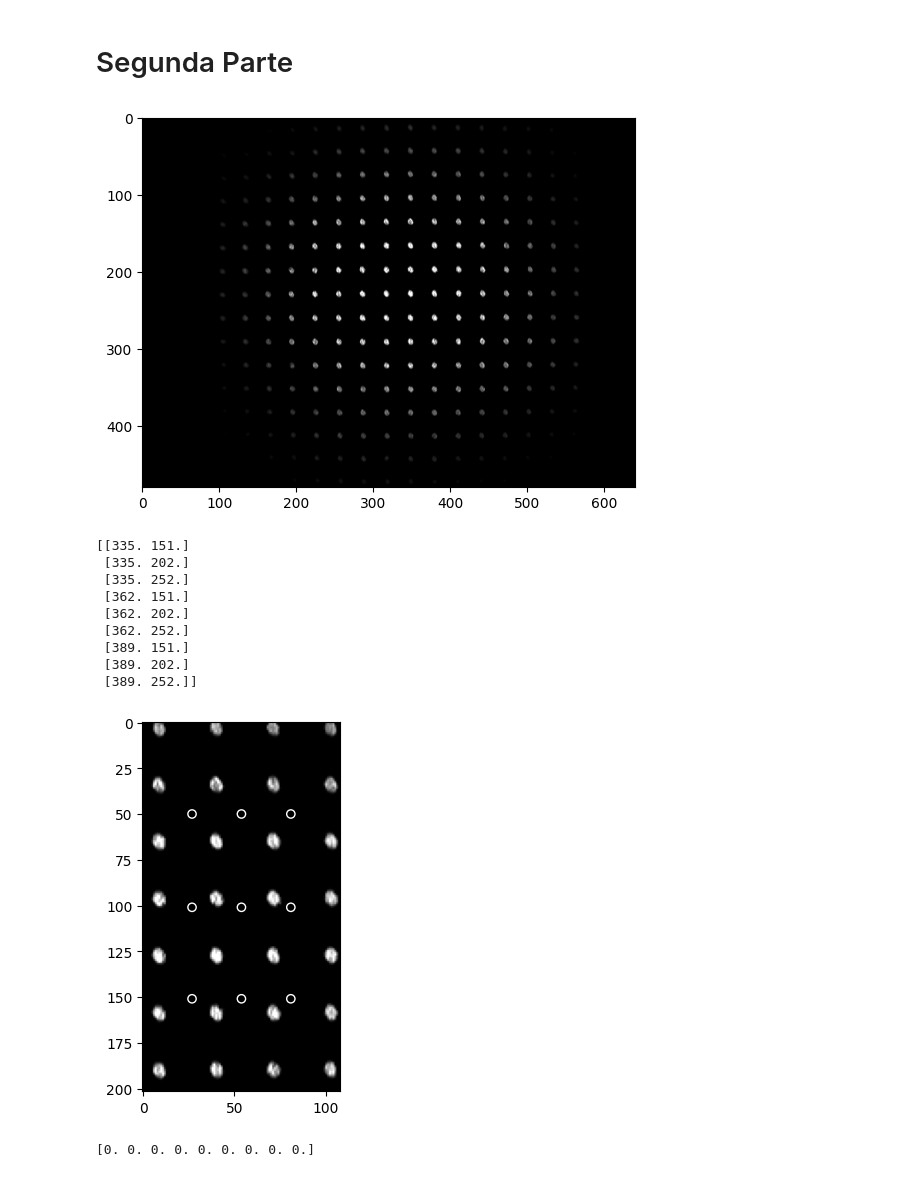
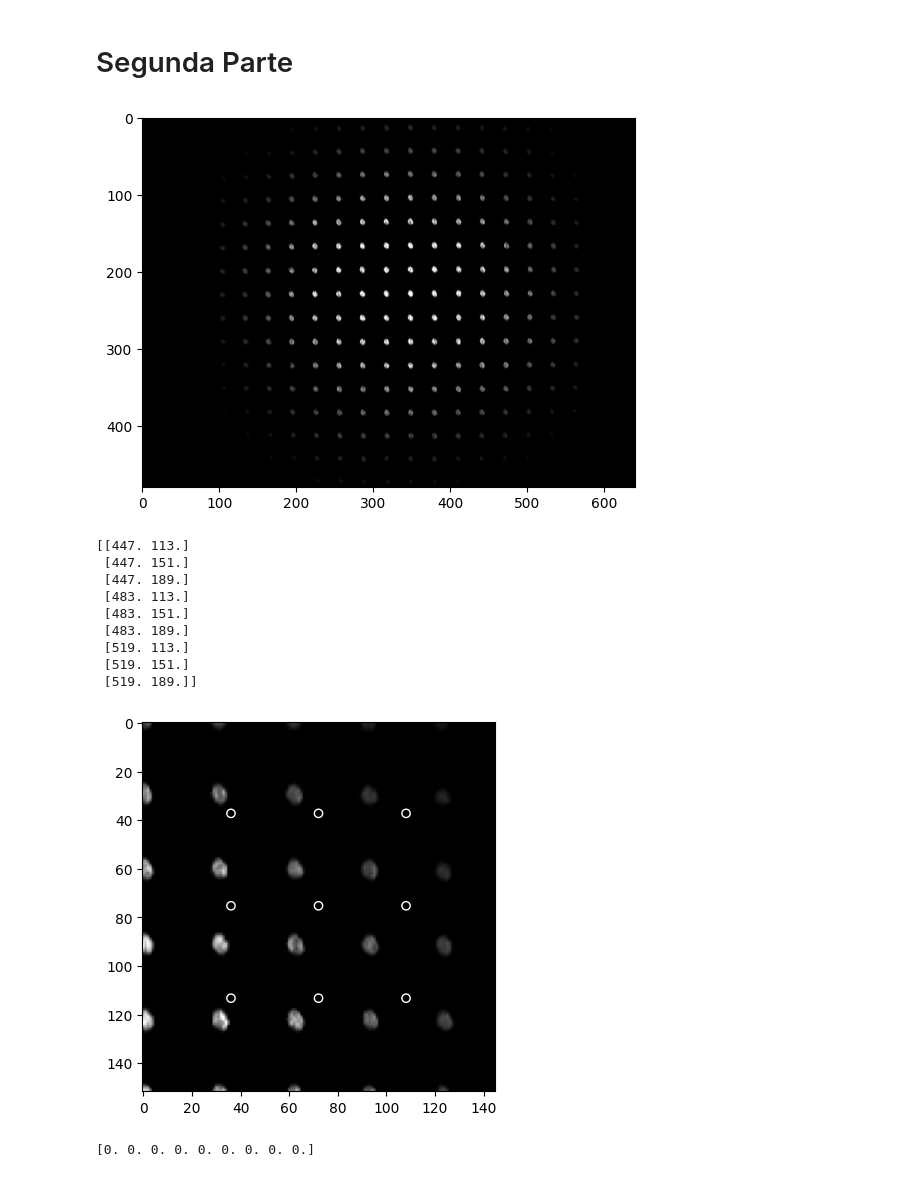
Before and after one commit to sdaza7/Optics, a Jupyter notebook: ImProcess.ipynb, the cells around one changed output. Cells and saved outputs as stored; diff of their text form; code cells hidden in the pictures.

```diff
--- a/ImProcess.ipynb
+++ b/ImProcess.ipynb
@@ -19,8 +19,8 @@ plt.imshow(img,cmap='gray')
 plt.show()
 #Seleccionar Puntos de Recorte
 u = np.zeros([2,2])
-u[0] = [12.2*len(img)/19., 2.25*len(img.T)/14.25]
-u[1] = [16.5*len(img)/19 , 6.75*len(img.T)/14.25]
+u[0] = [12.2*len(img.T)/19., 2.25*len(img)/14.25]
+u[1] = [16.5*len(img.T)/19 , 6.75*len(img)/14.25]
 
 #Puntos de Recorte de Imagen
 u1, u2 = u[0]
@@ -69,44 +69,44 @@ plt.imshow(img,cmap='gray')
 plt.show()
 #Seleccionar Puntos
 u = np.zeros([2,2])
-u[0] = [12.2*len(img)/19., 2.25*len(img.T)/14.25]
-u[1] = [16.5*len(img)/19 , 6.75*len(img.T)/14.25]
+u[0] = [12.2*len(img.T)/19., 2.25*len(img)/14.25]
+u[1] = [16.5*len(img.T)/19 , 6.75*len(img)/14.25]
 
 #Puntos de Recorte de Imagen
 u1, u2 = u[0]
 v1, v2 = u[1]
 
 
 #Valor del Pixel
 pixelu=img[int(u2), int(u1)]
 pixelv=img[int(v2), int(v1)]
 
 #Puntos de Estudio
 P = np.zeros([9,2])
 for i in range(3):
     for j in range(3):
         P[3*i+j,0] = int(u1+(i+1)*(v1-u1)/4)
         P[3*i+j,1] = int(u2+(j+1)*(v2-u2)/4)
 print(P)
 #Recorte
 plt.clf()
 IR = img[int(u2):int(v2),int(u1):int(v1)]
 plt.imshow(IR,cmap='gray')
 for i in range(9):
     plt.scatter(P[i,0]-u1,P[i,1]-u2, c='none', edgecolor = 'white')
 plt.show()
 Z = PromPix(P, img)
 print(Z)
 # %% [output]
 [figure]
-[[335. 151.]
- [335. 202.]
- [335. 252.]
- [362. 151.]
- [362. 202.]
- [362. 252.]
- [389. 151.]
- [389. 202.]
- [389. 252.]]
+[[447. 113.]
+ [447. 151.]
+ [447. 189.]
+ [483. 113.]
+ [483. 151.]
+ [483. 189.]
+ [519. 113.]
+ [519. 151.]
+ [519. 189.]]
-[figure, old version]
+[figure, new version]
 [0. 0. 0. 0. 0. 0. 0. 0. 0.]
```
Also changed, not shown: parts of 1 cell of this notebook.
